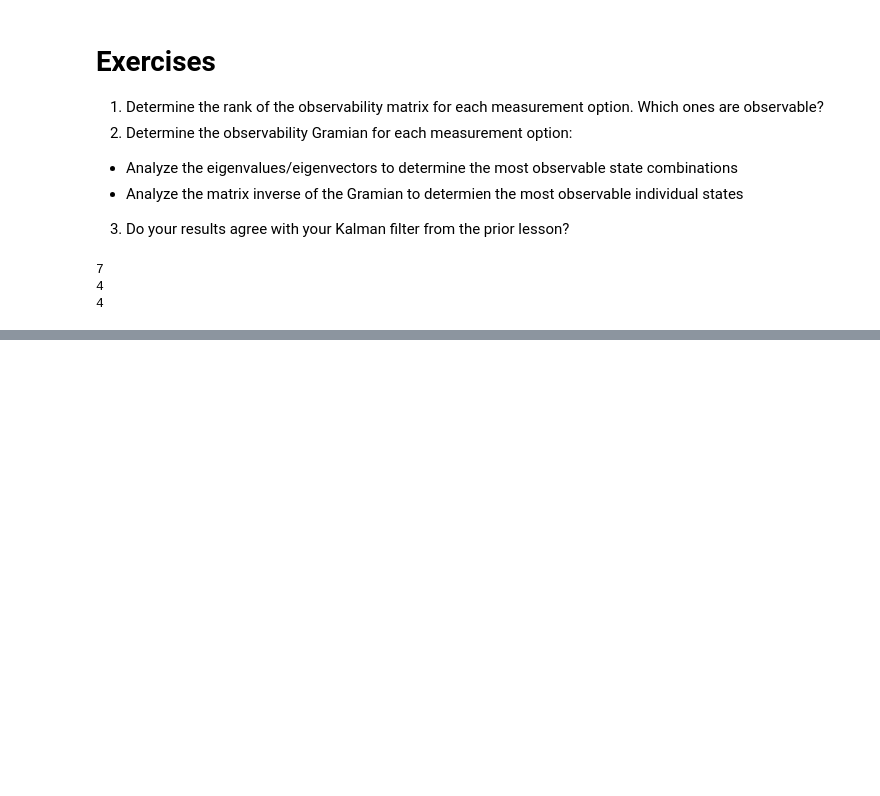
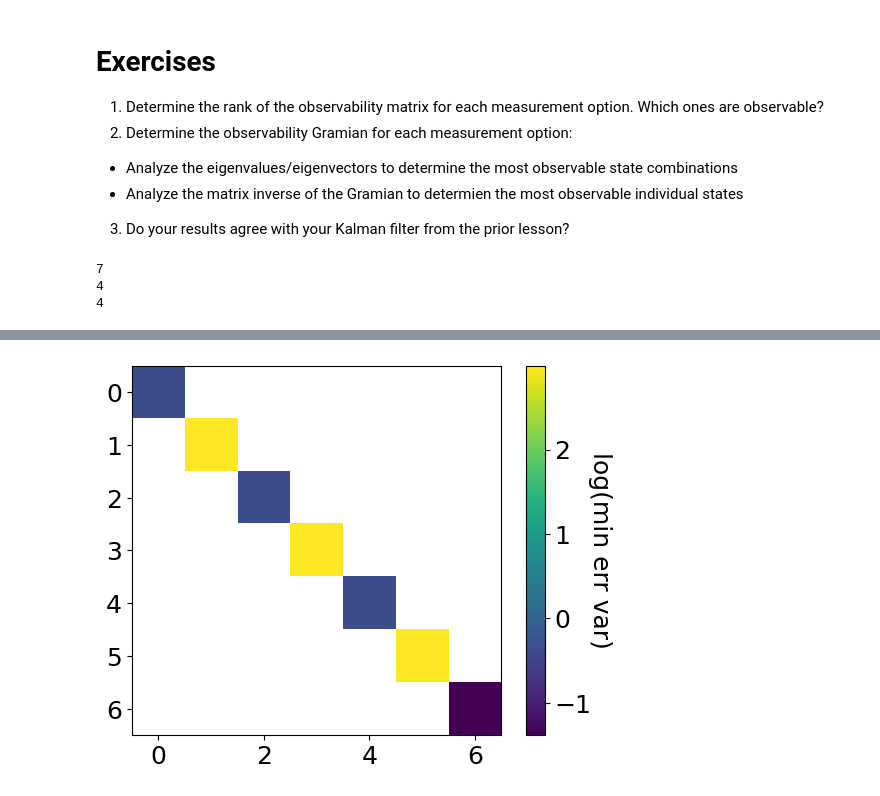
Before and after one commit to clearlakerabbit/Nonlinear_and_Data_Driven_Estimation, a Jupyter notebook: Lesson_6_Linear_Observability/A_Linear_Observability_work.ipynb, the cells around one changed output, grey strips where cells are left out. Drawn from its saved outputs; the diff is of its cells as text; code cells hidden in the pictures; blank space fills up the shorter version.

```diff
--- a/Lesson_6_Linear_Observability/A_Linear_Observability_work.ipynb
+++ b/Lesson_6_Linear_Observability/A_Linear_Observability_work.ipynb
@@ -201,7 +238,19 @@ print(np.linalg.matrix_rank(observability_matrix_b))
 observability_matrix_c = np.vstack((C_c, C_c@A, C_c@A@A, C_c@A@A@A))
 print(np.linalg.matrix_rank(observability_matrix_c))
 
-# only the a observations are observable, since it needs to be at least rank 7
+# only the a observations are observable, since it needs to be at least rank 7. Agrees with Kalman filter b/c Kalman filter worked with that sensor combination
+
+observability_gramian_a = observability_matrix_a.T@observability_matrix_a
+observability_gramian_b = observability_matrix_b.T@observability_matrix_b
+observability_gramian_c = observability_matrix_c.T@observability_matrix_c
+
+eigenvalues_a, eigenvectors_a = np.linalg.eig(observability_gramian_a)
+eigenvalues_b, eigenvectors_b = np.linalg.eig(observability_gramian_b)
+eigenvalues_c, eigenvectors_c = np.linalg.eig(observability_gramian_c)
+
+# print(f"eigenvalues_a: \n{eigenvalues_a}\neigenvectors_a: \n{eigenvectors_a}")
+# print(f"eigenvalues_b: \n{eigenvalues_b}\neigenvectors_b: \n{eigenvectors_b}")
+# print(f"eigenvalues_c: \n{eigenvalues_c}\neigenvectors_c: \n{eigenvectors_c}")
 # %% [output]
 7
 4
@@ -208,0 +278,12 @@ print(np.linalg.matrix_rank(observability_matrix_c))
+# %%
+def plot_finv_for_W(W, lam=1e-6):
+  Finv = np.linalg.inv(W + lam*np.eye(len(W)))
+  img = plt.imshow(np.log(Finv), origin='upper')
+
+  cbar = plt.colorbar(img)
+  cbar.set_label('log(min err var)', rotation=270, labelpad=15)
+  plt.show()
+# %%
+plot_finv_for_W(observability_gramian_a)
+# %% [output]
+[figure, added]
```
Also changed, not shown: parts of 5 cells of this notebook.
